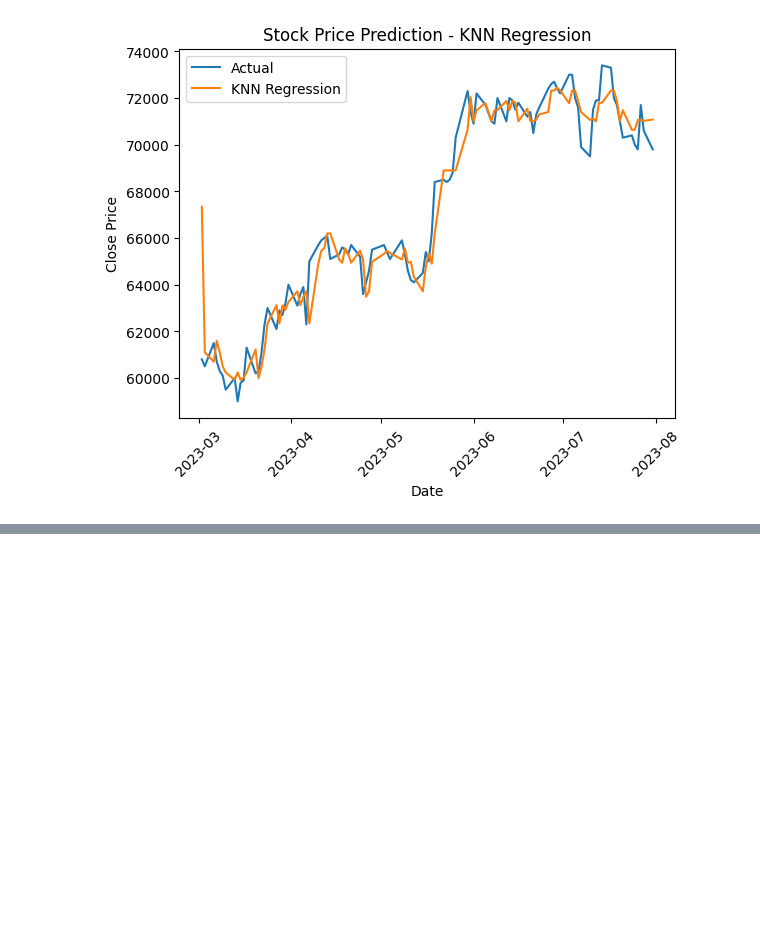
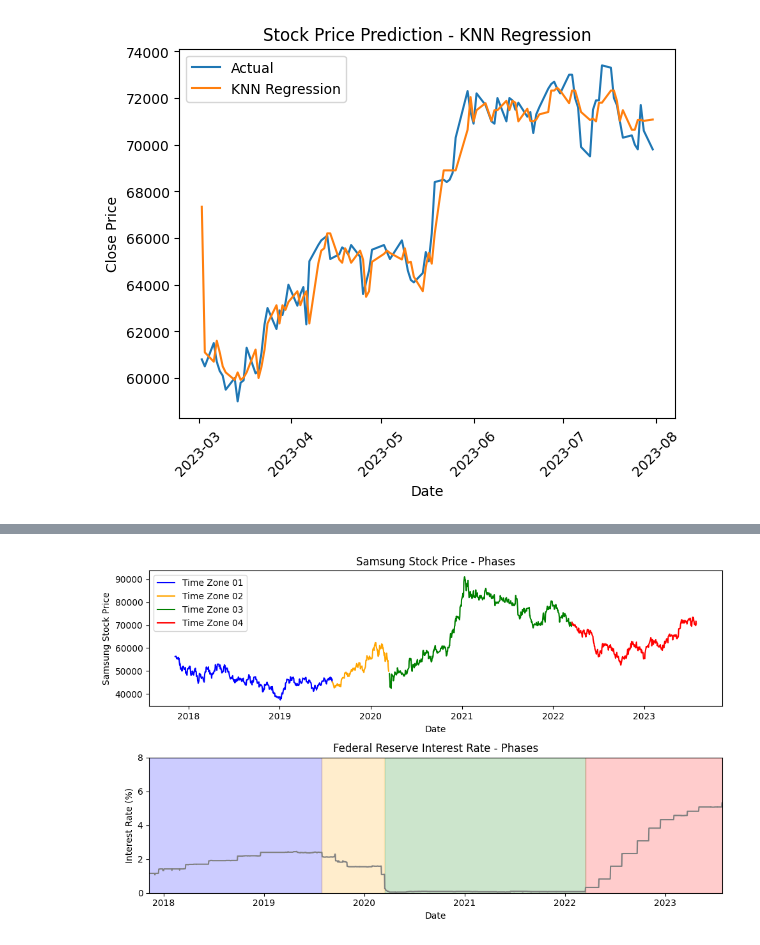
Before and after one commit to kkh0331/Financial_Data_Analysis, a Jupyter notebook: stock_price_data_analysis.ipynb, the cells around one changed output, grey strips where cells are left out. Saved outputs shown, nothing was run; the diff lists cells and outputs as text; code cells hidden in the pictures; blank space fills up the shorter version.

```diff
--- a/stock_price_data_analysis.ipynb
+++ b/stock_price_data_analysis.ipynb
@@ -173,0 +198,52 @@ plt.show()
+# %%
+# 3. 날짜 구간을 가져옴
+phase1_data = samsung_data.loc[phase1_start:phase1_end]
+phase2_data = samsung_data.loc[phase2_start:phase2_end]
+phase3_data = samsung_data.loc[phase3_start:phase3_end]
+phase4_data = samsung_data.loc[phase4_start:phase4_end]
+# %%
+# 4. 기준금리의 데이터를 가져옴
+fred = Fred(api_key='b2182a80ba352b4be7486642fe6444c7')
+interest_rate_data = fred.get_series('DFF', start_date="2017-11-09", end_date="2023-07-28")
+# %%
+# 5. 주가를 3의 구간으로 나눔
+phase1_data.index = pd.to_datetime(phase1_data.index)
+phase2_data.index = pd.to_datetime(phase2_data.index)
+phase3_data.index = pd.to_datetime(phase3_data.index)
+phase4_data.index = pd.to_datetime(phase4_data.index)
+interest_rate_data.index = pd.to_datetime(interest_rate_data.index)
+# %%
+# 6. 각 영역에 대한 색깔을 지정
+colors = ['blue', 'orange', 'green', 'red']
+# %%
+# 7. 불러온 데이터를 "차트"에 입력
+plt.figure(figsize=(10, 6))
+plt.subplot(2, 1, 1)
+plt.plot(phase1_data.index, phase1_data['Close'], label='Time Zone 01', color=colors[0])
+plt.plot(phase2_data.index, phase2_data['Close'], label='Time Zone 02', color=colors[1])
+plt.plot(phase3_data.index, phase3_data['Close'], label='Time Zone 03', color=colors[2])
+plt.plot(phase4_data.index, phase4_data['Close'], label='Time Zone 04', color=colors[3])
+plt.xlabel("Date")
+plt.ylabel("Samsung Stock Price")
+plt.title("Samsung Stock Price - Phases")
+plt.legend()
+
+# 8. 기준금리 데이터도 위와 같이 진행
+plt.subplot(2, 1, 2)
+plt.plot(interest_rate_data.index, interest_rate_data, color='gray')
+plt.xlabel("Date")
+plt.ylabel("Interest Rate (%)")
+plt.title("Federal Reserve Interest Rate - Phases")
+plt.xlim(pd.to_datetime("2017-11-09"), pd.to_datetime("2023-07-28"))
+plt.ylim(0, 8)
+
+# 각 단계에 배경색 지정
+plt.axvspan(phase1_data.index[0], phase1_data.index[-1], color=colors[0], alpha=0.2)
+plt.axvspan(phase2_data.index[0], phase2_data.index[-1], color=colors[1], alpha=0.2)
+plt.axvspan(phase3_data.index[0], phase3_data.index[-1], color=colors[2], alpha=0.2)
+plt.axvspan(phase4_data.index[0], phase4_data.index[-1], color=colors[3], alpha=0.2)
+
+plt.tight_layout()
+plt.show()
+# %% [output]
+[figure, added]
```
Also changed, not shown: parts of 4 cells of this notebook.
